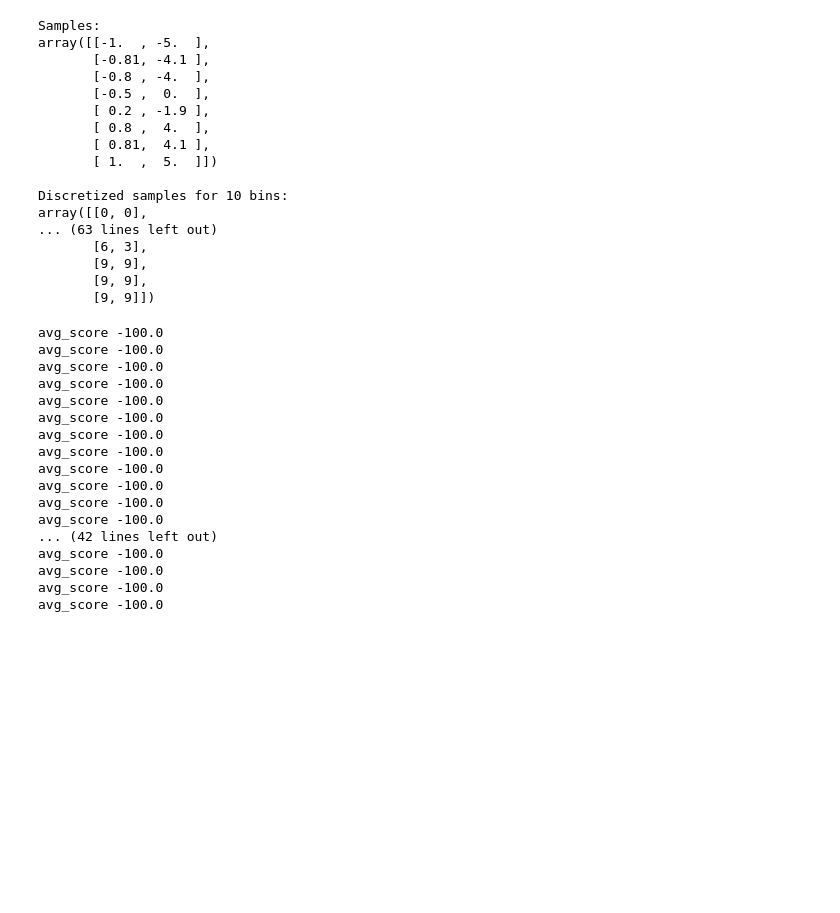
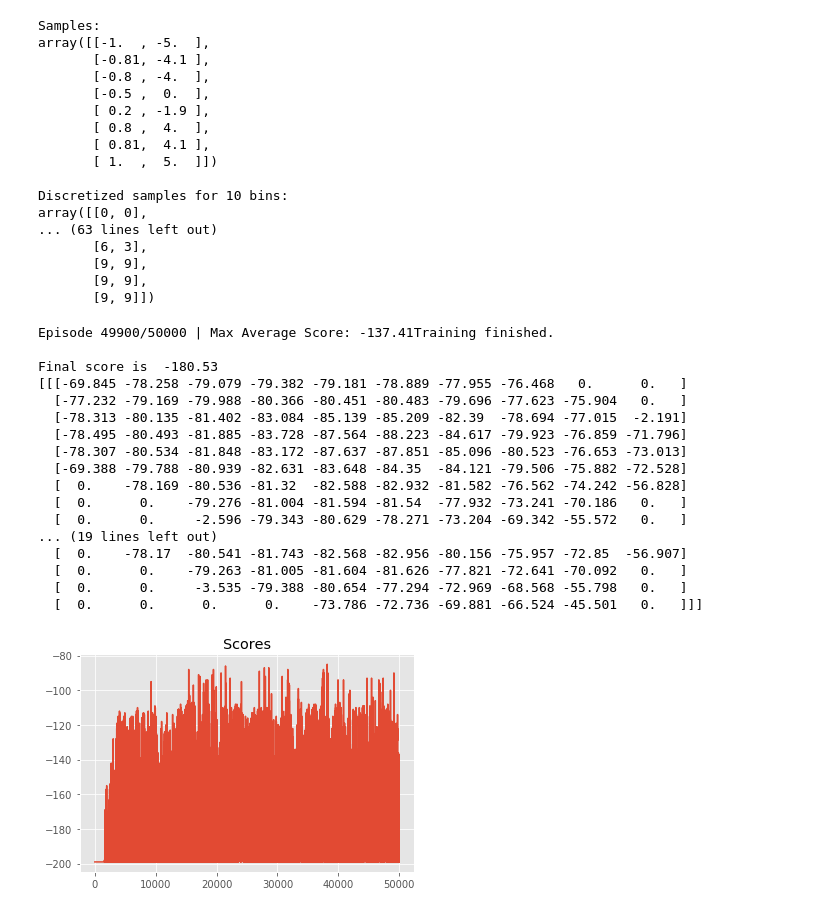
Before and after one commit to TasneemOmara/Mountain-Car-Problem, a Jupyter notebook: MountainCarQLearning.ipynb, the cells around one changed output. Drawn from its saved outputs; the diff is of its cells as text; code cells hidden in the pictures; blank space fills up the shorter version.

Commit message:
adjusted the learning rate and added the learning curve

```diff
--- a/MountainCarQLearning.ipynb
+++ b/MountainCarQLearning.ipynb
@@ -258,7 +258,7 @@ visualize_samples(state_samples, discretized_state_samples_50, state_grid_50,
                   env.observation_space.low, env.observation_space.high)
 plt.xlabel('position'); plt.ylabel('velocity');  # axis labels for MountainCar-v0 state space
 # %%
-def q_learning_discrete(env, num_episodes, alpha=0.85, discount_factor=0.99, bins = (10,10)):
+def q_learning_discrete(env, num_episodes, alpha=0.02, discount_factor=0.99, bins = (10,10)):
     """
     Q learning algorithm, off-polics TD control. Finds optimal gready policies
     Args:
@@ -276,20 +276,20 @@ def q_learning_discrete(env, num_episodes, alpha=0.85, discount_factor=0.99, bin
     # decaying epsilon, i.e we will divide num of episodes passed
     epsilon = 1.0
     score = 0.0
+    epsilon_decay_rate=0.9995
+    scores = []
+    avg_score = 0
+    max_avg_score = -np.inf
     # create a numpy array filled with zeros
     # rows = number of observations & cols = possible actions
 
     state_grid = create_uniform_grid(env.observation_space.low, env.observation_space.high, bins)
-    q_table = np.zeros([env.action_space.n, bins[0], bins[1]])
+    q_table = np.zeros((env.action_space.n, bins[0], bins[1]))
 
     for i_episode in range(num_episodes):
             # reset the env
-            scores = []
-
+            state = env.reset()
             total_reward = 0
-
-
-            state = env.reset()
             discrete_state = np.array(discretize(state, state_grid))
 
             # itertools.count() has similar to 'while True:'
@@ -310,27 +310,30 @@ def q_learning_discrete(env, num_episodes, alpha=0.85, discount_factor=0.99, bin
                 # apply selected action, collect values for next_state and reward
                 old_value = q_table[action, discrete_state[0], discrete_state[1]]
                 next_max  = np.max(q_table[:, discrete_next_state[0], discrete_next_state[1]])
-                new_value = old_value+alpha*(reward+(discount_factor*next_max)-old_value)
+                new_value = old_value+(alpha*(reward+(discount_factor*next_max)-old_value))
                 # Update the Q table, alpha is the learning rate
                 q_table[action, discrete_state[0], discrete_state[1]] = new_value
 
                 # break if done, i.e. if end of this episode
                 if is_finished:
+                    scores.append(total_reward)
+                    if len(scores) > 100:
+                        avg_score = np.mean(scores[-100:])
+                        if avg_score > max_avg_score:
+                            max_avg_score = avg_score
+                    if i_episode % 100 == 0:
+                        print("\rEpisode {}/{} | Max Average Score: {}".format(i_episode, num_episodes, max_avg_score), end="")
+                        sys.stdout.flush()
                     break
+
                 # make the next_state into current state as we go for next iteration
-                state = next_state
-                discrete_state = np.array(discretize(state, state_grid))
-                env.render()
+                discrete_state = discrete_next_state
+                #env.render()
                 total_reward += reward
-                scores.append(total_reward)
 
-                #print(score)
+            if epsilon > 0.1:
+                epsilon *= epsilon_decay_rate
 
-            avg_score = np.mean(scores)
-            print("avg_score", avg_score)
-            # gradualy decay the epsilon
-            if epsilon > 0.1:
-                epsilon -= 1.0/num_episodes
 
     final_s = 0
     final_s = avg_score
@@ -338,25 +341,27 @@ def q_learning_discrete(env, num_episodes, alpha=0.85, discount_factor=0.99, bin
     print("Final score is ", final_s)
     print(q_table)
 
-    return q_table   # return optimal Q
+    return q_table,scores   # return optimal Q
 # %%
-Q = q_learning_discrete(env, 100)
+Q,scores = q_learning_discrete(env, 50000)
+plt.plot(scores); plt.title("Scores");
 #env.close()
 # %% [output]
-avg_score -100.0
-avg_score -100.0
-avg_score -100.0
-avg_score -100.0
-avg_score -100.0
-avg_score -100.0
-avg_score -100.0
-avg_score -100.0
-avg_score -100.0
-avg_score -100.0
-avg_score -100.0
-avg_score -100.0
-... (42 lines left out)
-avg_score -100.0
-avg_score -100.0
-avg_score -100.0
-avg_score -100.0
+Episode 49900/50000 | Max Average Score: -137.41Training finished.
+
+Final score is  -180.53
+[[[-69.845 -78.258 -79.079 -79.382 -79.181 -78.889 -77.955 -76.468   0.      0.   ]
+  [-77.232 -79.169 -79.988 -80.366 -80.451 -80.483 -79.696 -77.623 -75.904   0.   ]
+  [-78.313 -80.135 -81.402 -83.084 -85.139 -85.209 -82.39  -78.694 -77.015  -2.191]
+  [-78.495 -80.493 -81.885 -83.728 -87.564 -88.223 -84.617 -79.923 -76.859 -71.796]
+  [-78.307 -80.534 -81.848 -83.172 -87.637 -87.851 -85.096 -80.523 -76.653 -73.013]
+  [-69.388 -79.788 -80.939 -82.631 -83.648 -84.35  -84.121 -79.506 -75.882 -72.528]
+  [  0.    -78.169 -80.536 -81.32  -82.588 -82.932 -81.582 -76.562 -74.242 -56.828]
+  [  0.      0.    -79.276 -81.004 -81.594 -81.54  -77.932 -73.241 -70.186   0.   ]
+  [  0.      0.     -2.596 -79.343 -80.629 -78.271 -73.204 -69.342 -55.572   0.   ]
+... (19 lines left out)
+  [  0.    -78.17  -80.541 -81.743 -82.568 -82.956 -80.156 -75.957 -72.85  -56.907]
+  [  0.      0.    -79.263 -81.005 -81.604 -81.626 -77.821 -72.641 -70.092   0.   ]
+  [  0.      0.     -3.535 -79.388 -80.654 -77.294 -72.969 -68.568 -55.798   0.   ]
+  [  0.      0.      0.      0.    -73.786 -72.736 -69.881 -66.524 -45.501   0.   ]]]
+[figure, added]
```
Also changed, not shown: parts of 8 cells of this notebook.
